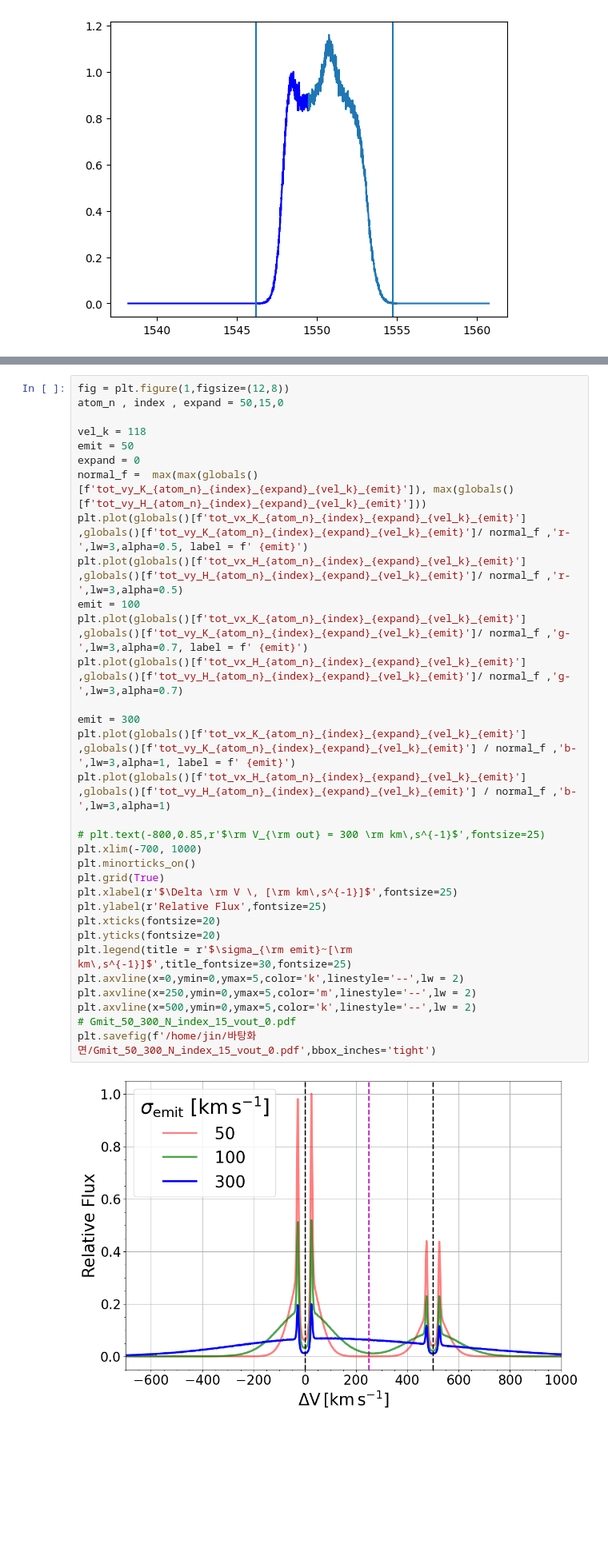
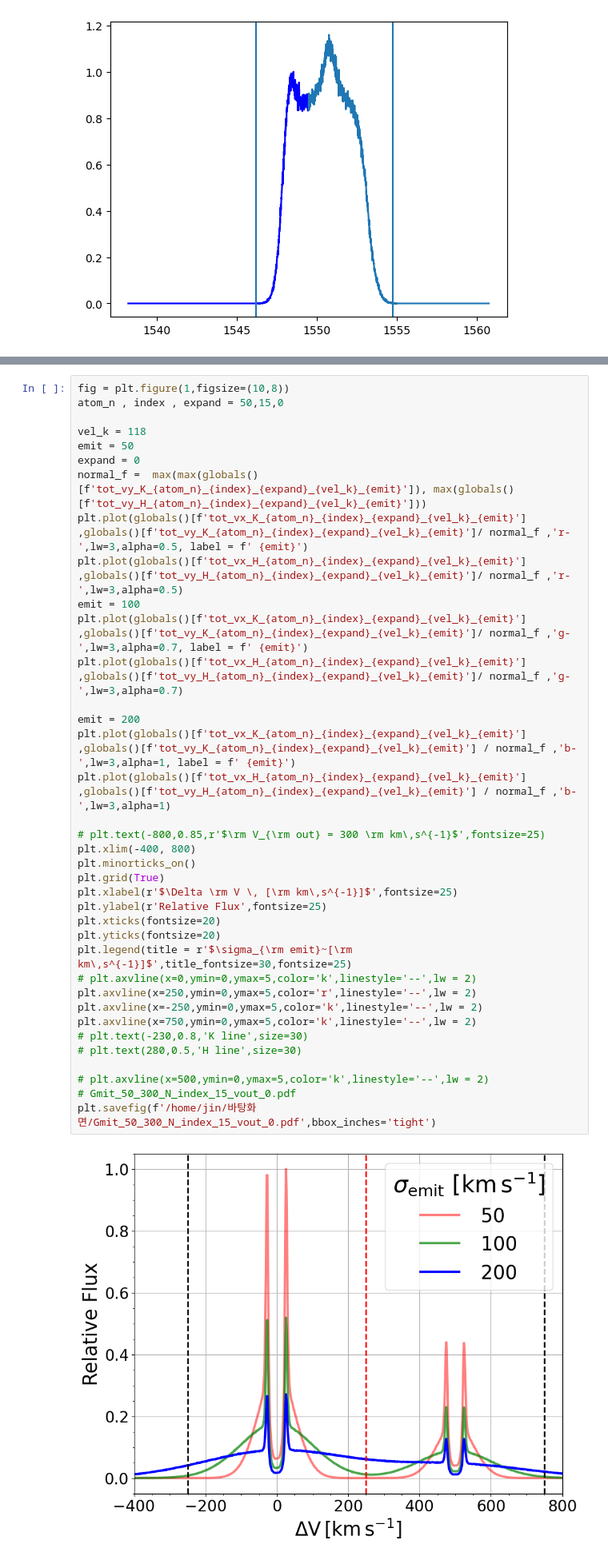
Before and after one commit to jin981016/CIV_RT_Fitting, a Jupyter notebook: 5_T_spectrum_various_emit_ran.ipynb, the cells around one changed output, grey strips where cells are left out. Shown: that part at 80% size. Saved outputs shown, nothing was run; the diff lists cells and outputs as text; blank space fills up the shorter version.

```diff
--- a/5_T_spectrum_various_emit_ran.ipynb
+++ b/5_T_spectrum_various_emit_ran.ipynb
@@ -869,36 +869,41 @@ plt.axvline(x=500,ymin=0,ymax=5,color='k',linestyle='--',lw = 2)
 <matplotlib.lines.Line2D at 0x...>
 [figure]
 # %%
-fig = plt.figure(1,figsize=(12,8))
+fig = plt.figure(1,figsize=(10,8))
 atom_n , index , expand = 50,15,0
 
 vel_k = 118
 emit = 50
 expand = 0
 normal_f =  max(max(globals()[f'tot_vy_K_{atom_n}_{index}_{expand}_{vel_k}_{emit}']), max(globals()[f'tot_vy_H_{atom_n}_{index}_{expand}_{vel_k}_{emit}']))
 plt.plot(globals()[f'tot_vx_K_{atom_n}_{index}_{expand}_{vel_k}_{emit}'] ,globals()[f'tot_vy_K_{atom_n}_{index}_{expand}_{vel_k}_{emit}']/ normal_f ,'r-',lw=3,alpha=0.5, label = f' {emit}')
 plt.plot(globals()[f'tot_vx_H_{atom_n}_{index}_{expand}_{vel_k}_{emit}'] ,globals()[f'tot_vy_H_{atom_n}_{index}_{expand}_{vel_k}_{emit}']/ normal_f ,'r-',lw=3,alpha=0.5)
 emit = 100
 plt.plot(globals()[f'tot_vx_K_{atom_n}_{index}_{expand}_{vel_k}_{emit}'] ,globals()[f'tot_vy_K_{atom_n}_{index}_{expand}_{vel_k}_{emit}']/ normal_f ,'g-',lw=3,alpha=0.7, label = f' {emit}')
 plt.plot(globals()[f'tot_vx_H_{atom_n}_{index}_{expand}_{vel_k}_{emit}'] ,globals()[f'tot_vy_H_{atom_n}_{index}_{expand}_{vel_k}_{emit}']/ normal_f ,'g-',lw=3,alpha=0.7)
 
-emit = 300
+emit = 200
 plt.plot(globals()[f'tot_vx_K_{atom_n}_{index}_{expand}_{vel_k}_{emit}'] ,globals()[f'tot_vy_K_{atom_n}_{index}_{expand}_{vel_k}_{emit}'] / normal_f ,'b-',lw=3,alpha=1, label = f' {emit}')
 plt.plot(globals()[f'tot_vx_H_{atom_n}_{index}_{expand}_{vel_k}_{emit}'] ,globals()[f'tot_vy_H_{atom_n}_{index}_{expand}_{vel_k}_{emit}'] / normal_f ,'b-',lw=3,alpha=1)
 
 # plt.text(-800,0.85,r'$\rm V_{\rm out} = 300 \rm km\,s^{-1}$',fontsize=25)
-plt.xlim(-700, 1000)
+plt.xlim(-400, 800)
 plt.minorticks_on()
 plt.grid(True)
 plt.xlabel(r'$\Delta \rm V \, [\rm km\,s^{-1}]$',fontsize=25)
 plt.ylabel(r'Relative Flux',fontsize=25)
 plt.xticks(fontsize=20)
 plt.yticks(fontsize=20)
 plt.legend(title = r'$\sigma_{\rm emit}~[\rm km\,s^{-1}]$',title_fontsize=30,fontsize=25)
-plt.axvline(x=0,ymin=0,ymax=5,color='k',linestyle='--',lw = 2)
-plt.axvline(x=250,ymin=0,ymax=5,color='m',linestyle='--',lw = 2)
-plt.axvline(x=500,ymin=0,ymax=5,color='k',linestyle='--',lw = 2)
+# plt.axvline(x=0,ymin=0,ymax=5,color='k',linestyle='--',lw = 2)
+plt.axvline(x=250,ymin=0,ymax=5,color='r',linestyle='--',lw = 2)
+plt.axvline(x=-250,ymin=0,ymax=5,color='k',linestyle='--',lw = 2)
+plt.axvline(x=750,ymin=0,ymax=5,color='k',linestyle='--',lw = 2)
+# plt.text(-230,0.8,'K line',size=30)
+# plt.text(280,0.5,'H line',size=30)
+
+# plt.axvline(x=500,ymin=0,ymax=5,color='k',linestyle='--',lw = 2)
 # Gmit_50_300_N_index_15_vout_0.pdf
 plt.savefig(f'/home/jin/바탕화면/Gmit_50_300_N_index_15_vout_0.pdf',bbox_inches='tight')
 # %% [output]
-[figure, old version]
+[figure, new version]
```
Also changed, not shown: parts of 2 cells of this notebook.
